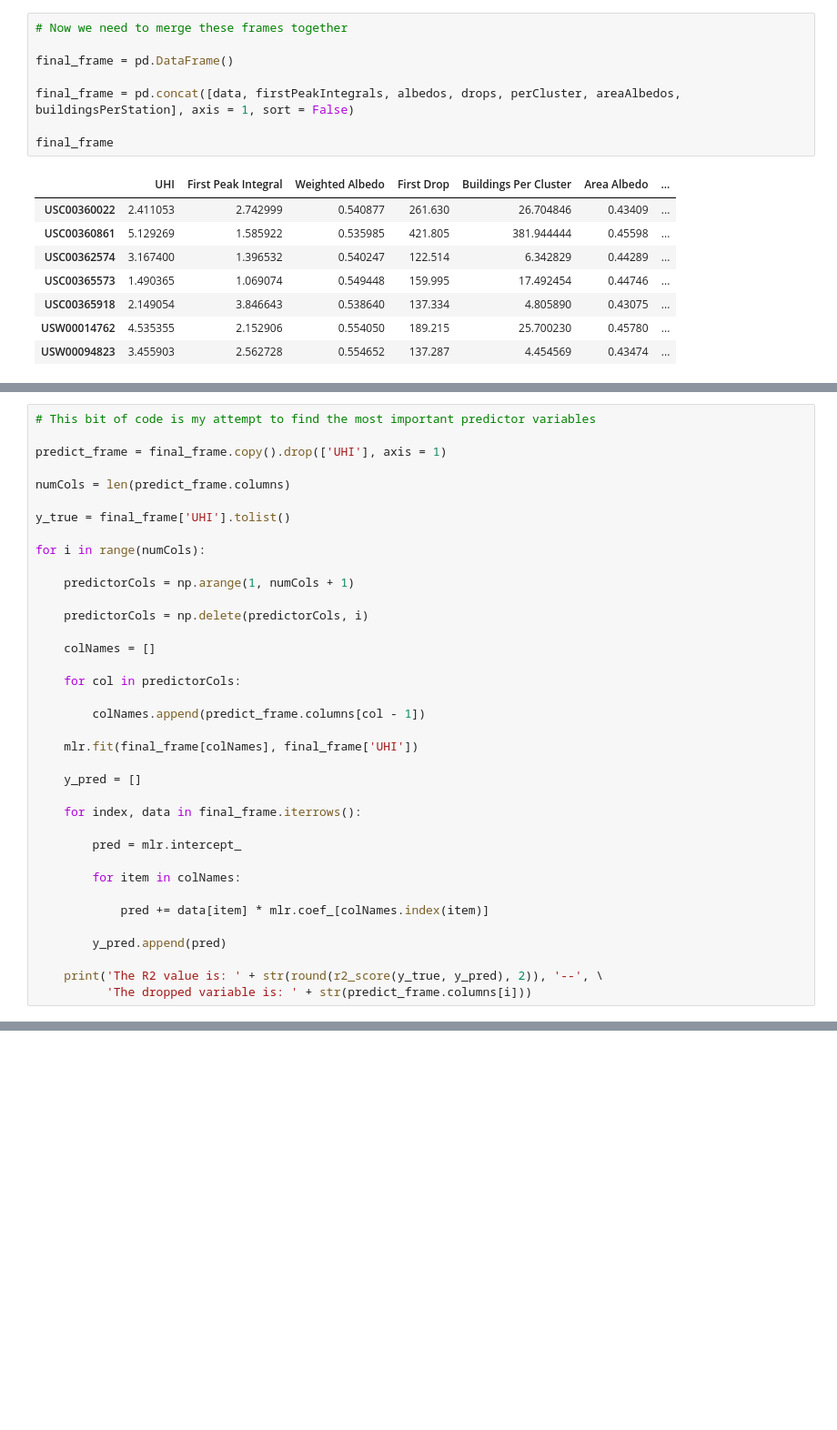
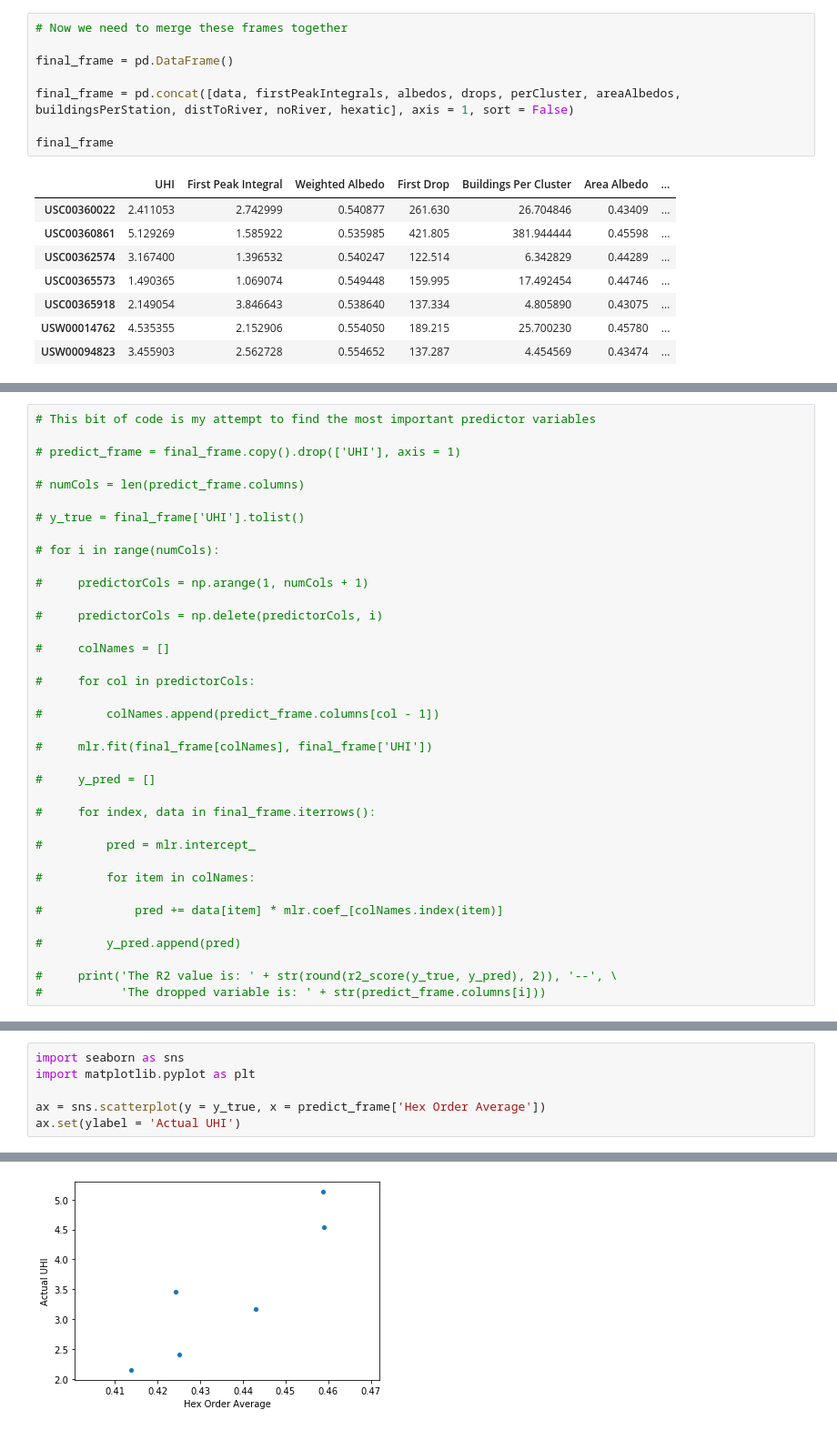
Before and after one commit to rrusali/2020-Summer-Research, a Jupyter notebook: Regression Analysis.ipynb, the cells around one changed output, grey strips where cells are left out. Shown: that part at 91% size. Drawn from its saved outputs; the diff is of its cells as text; blank space fills up the shorter version.

```diff
--- a/Regression Analysis.ipynb
+++ b/Regression Analysis.ipynb
@@ -152,7 +208,7 @@ buildingsPerStation = buildingsPerStation.set_index(['Station'])
 
 final_frame = pd.DataFrame()
 
-final_frame = pd.concat([data, firstPeakIntegrals, albedos, drops, perCluster, areaAlbedos, buildingsPerStation], axis = 1, sort = False)
+final_frame = pd.concat([data, firstPeakIntegrals, albedos, drops, perCluster, areaAlbedos, buildingsPerStation, distToRiver, noRiver, hexatic], axis = 1, sort = False)
 
 final_frame
 # %% [output]
@@ -222,37 +263,37 @@ plot_frame
 # %%
 # This bit of code is my attempt to find the most important predictor variables
 
-predict_frame = final_frame.copy().drop(['UHI'], axis = 1)
+# predict_frame = final_frame.copy().drop(['UHI'], axis = 1)
 
-numCols = len(predict_frame.columns)
+# numCols = len(predict_frame.columns)
 
-y_true = final_frame['UHI'].tolist()
+# y_true = final_frame['UHI'].tolist()
 
-for i in range(numCols):
+# for i in range(numCols):
 
-    predictorCols = np.arange(1, numCols + 1)
+#     predictorCols = np.arange(1, numCols + 1)
 
-    predictorCols = np.delete(predictorCols, i)
+#     predictorCols = np.delete(predictorCols, i)
 
-    colNames = []
+#     colNames = []
 
-    for col in predictorCols:
+#     for col in predictorCols:
 
-        colNames.append(predict_frame.columns[col - 1])
+#         colNames.append(predict_frame.columns[col - 1])
 
-    mlr.fit(final_frame[colNames], final_frame['UHI'])
+#     mlr.fit(final_frame[colNames], final_frame['UHI'])
 
-    y_pred = []
+#     y_pred = []
 
-    for index, data in final_frame.iterrows():
+#     for index, data in final_frame.iterrows():
 
-        pred = mlr.intercept_
+#         pred = mlr.intercept_
 
-        for item in colNames:
+#         for item in colNames:
 
-            pred += data[item] * mlr.coef_[colNames.index(item)]
+#             pred += data[item] * mlr.coef_[colNames.index(item)]
 
-        y_pred.append(pred)
+#         y_pred.append(pred)
 
-    print('The R2 value is: ' + str(round(r2_score(y_true, y_pred), 2)), '--', \
-          'The dropped variable is: ' + str(predict_frame.columns[i]))
+#     print('The R2 value is: ' + str(round(r2_score(y_true, y_pred), 2)), '--', \
+#           'The dropped variable is: ' + str(predict_frame.columns[i]))
@@ -265,0 +388,7 @@ The R2 value is: 0.69 -- The dropped variable is: Buildings In Area
+# %%
+import seaborn as sns
+import matplotlib.pyplot as plt
+
+ax = sns.scatterplot(y = y_true, x = predict_frame['Hex Order Average'])
+ax.set(ylabel = 'Actual UHI')
+# %% [output]
@@ -265,0 +396 @@ The R2 value is: 0.69 -- The dropped variable is: Buildings In Area
+[figure, added]
```
Also changed, not shown: parts of 14 cells of this notebook, 9 other files.
